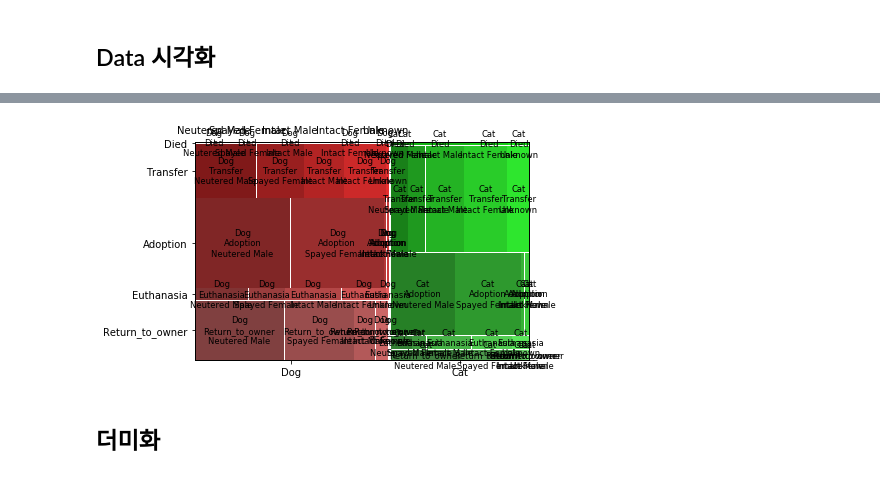
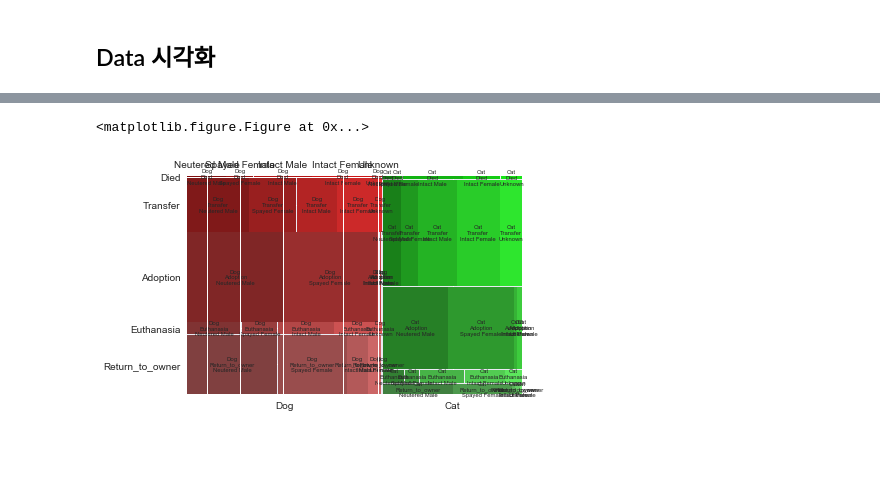
Before and after one commit to JihongL/Shelter-Animal-Outcomes, a Jupyter notebook: Shelter_EDA.ipynb, the cells around one changed output, grey strips where cells are left out. Saved outputs shown, nothing was run; the diff lists cells and outputs as text; code cells hidden in the pictures; blank space fills up the shorter version.

Commit message:
Graphwork

```diff
--- a/Shelter_EDA.ipynb
+++ b/Shelter_EDA.ipynb
@@ -157,2 +168,24 @@ Name: Color, Length: 366, dtype: int64
+# %%
+train['AgeuponOutcome'] = train['AgeuponOutcome'].replace(np.nan, '0 days', regex=True)
+# %%
+byday = []
+
+for i in train['AgeuponOutcome']:
+    i = str(i)
+    num, unit = i.split(' ')
+    if unit == 'day' or unit == 'days':
+        num = int(num) * 1
+    elif unit == 'week' or unit == 'weeks':
+        num = int(num) * 7
+    elif unit == 'month' or unit == 'months':
+        num = int(num) * 30
+    else:
+        num = int(num) * 365
+    byday.append(num)
+
+train['AgebyDay'] = Series(byday)
+# %%
+OutcomeType = pd.get_dummies(train['OutcomeType'])
+train['Adoption'] = OutcomeType['Adoption']
 # %% [markdown]
 ## Data 시각화
@@ -177,11 +213,7 @@ sns.countplot(data=train, x='SexuponOutcome', hue='AnimalType', ax=ax2)
 # %%
-import matplotlib.pyplot as plt
 from statsmodels.graphics.mosaicplot import mosaic
-
-fig = plt.figure()
-ax = fig.add_subplot(111)
-mosaic = mosaic(train, ['AnimalType', 'OutcomeType', 'SexuponOutcome'], ax=ax)
+plt.rcParams['font.size'] = 7
+mosaic = mosaic(train, ['AnimalType', 'OutcomeType', 'SexuponOutcome'])
 # %% [output]
+<matplotlib.figure.Figure at 0x...>
-[figure, old version]
+[figure, new version]
-# %% [markdown]
-## 더미화
```
Also changed, not shown: parts of 16 cells of this notebook.
